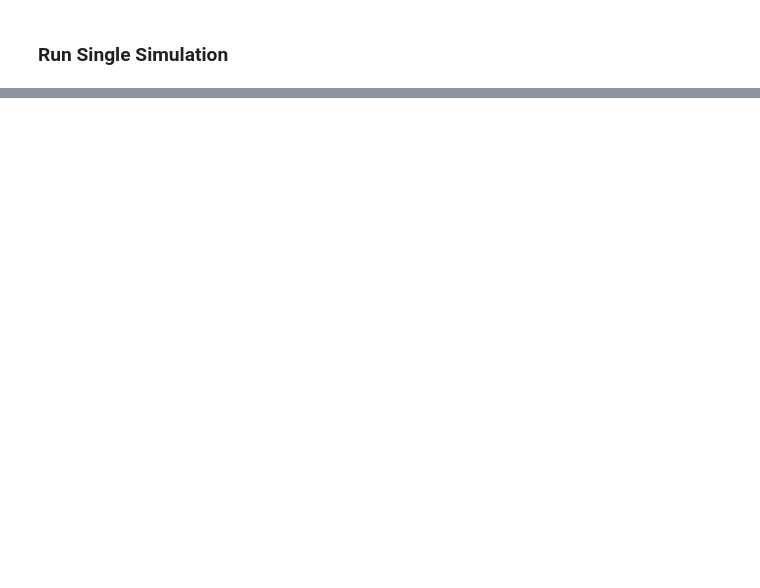
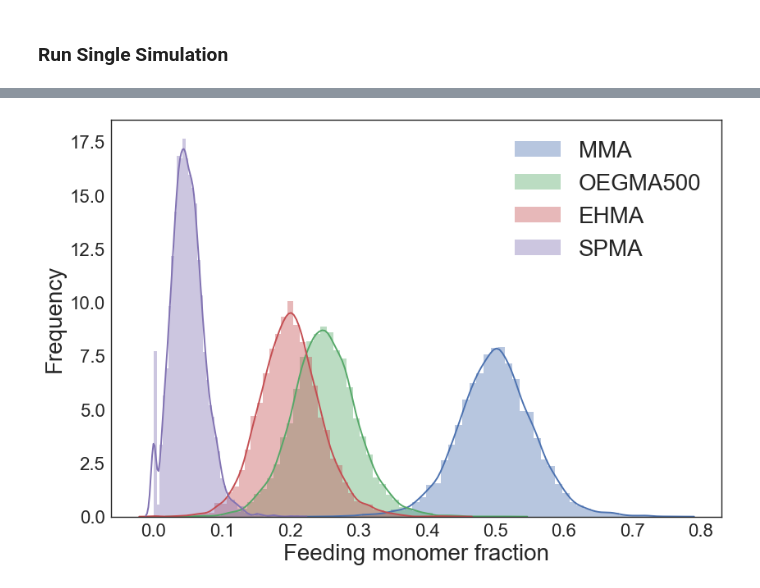
Before and after one commit to ivanjayapurna/RHPapp, a Jupyter notebook: HTP_compdrift.ipynb, the cells around one changed output, grey strips where cells are left out. Drawn from its saved outputs; the diff is of its cells as text; code cells hidden in the pictures; blank space fills up the shorter version.

```diff
--- a/HTP_compdrift.ipynb
+++ b/HTP_compdrift.ipynb
@@ -91,0 +131,15 @@ Simulation done! Sequence file saved @ 200.csv
+# %%
+### IMPORT ALL SEQUENCE CSV FILES IN FOLDER SPECIFIED BY PATH
+
+path = "outputs"
+csv_files = []
+for file in os.listdir(path):
+    if file.endswith(".csv"):
+        csv_files.append(os.path.join(path, file))
+csv_files = sorted(csv_files)
+print("Number of sequence files:", len(csv_files))
+print(csv_files)
+
+### SET MOLECULAR WEIGHTS OF MONOMERS IN ORDER OF LABEL (labels are 1 indexed)
+Mw = [100.121,500,198.3,246.32]
+HLBs = [8.45, 11.42, 5.125, 18.5]
@@ -91,0 +233,73 @@ Simulation done! Sequence file saved @ 200.csv
+# %%
+### Histograms of composition on each individual monomer chain:
+
+N_MONS = 4 # number of unique monomers
+RUN_ONLY_SUBSET = False # set False if you want to run all sequences
+
+FWHMs = []
+FWHM_norms = []
+
+for m in range(len(csv_files)):
+    seq = []
+
+    if RUN_ONLY_SUBSET:
+        if m not in subset_inds:
+            continue
+
+    with open(csv_files[m], mode = 'r') as file:
+        csvFile = csv.reader(file)
+        i = 0
+        for lines in csvFile:
+            i = i + 1
+            seq.append(lines)
+            #print(lines)
+
+    seqlen = np.zeros(i)
+    seq_comp = np.zeros([i,4])
+
+    for j in range(0,i):
+        seqlen[j] = len(seq[j])
+        for k in range(4):
+            seq_comp[j][k] = seq[j].count(str(k+1))/seqlen[j]
+
+    print(csv_files[m].replace(path, '').replace('/', '').replace('.csv', ''))
+    FWHM = np.zeros(N_MONS)
+    FWHM_norm = np.zeros(N_MONS)
+    for i in range(N_MONS):
+        #MMA_x, MMA_y = sns.distplot(seq_comp[:,0], label="MMA").get_lines()[0].get_data()
+        FWHM[i] = 2.355*np.std(seq_comp[:,i])
+        FWHM_norm[i] = 2.355*np.std(seq_comp[:,i])/np.mean(seq_comp[:,i])
+    print(FWHM)
+    print(FWHM_norm)
+    FWHMs.append(FWHM)
+    FWHM_norms.append(FWHM_norm)
+
+    plt.figure(num=None, figsize=(12, 8), dpi=80, facecolor='w', edgecolor='k')
+    sns.set_style(style='white') #style='white' or 'darkgrid'
+    plt.xlabel("Feeding monomer fraction")
+    plt.ylabel("Frequency")
+    sns.distplot(seq_comp[:,0], label="MMA")
+    sns.distplot(seq_comp[:,1], label="OEGMA500")
+    sns.distplot(seq_comp[:,2], label="EHMA")
+    sns.distplot(seq_comp[:,3], label="SPMA")
+    plt.legend()
+    plt.show()
+
+    plt.cla()   # Clear axis
+    plt.clf()   # Clear figure
+
+    """ # (same plot but using plt instead of sns)
+    plt.figure(num=None, figsize=(12, 8), dpi=80, facecolor='w', edgecolor='k')
+    plt.xlabel("chain composition fraction", fontsize=15)
+    #plt.ylabel("asdf")
+    plt.hist(seq_comp[:,0], label="MMA")
+    plt.hist(seq_comp[:,1], label="OEGMA500")
+    plt.hist(seq_comp[:,2], label="EHMA")
+    plt.hist(seq_comp[:,3], label="SPMA")
+    plt.legend(fontsize=15)
+    plt.show()
+    """
+
+FWHMs = np.array(FWHMs)
+FWHM_norms = np.array(FWHM_norms);
+# %% [output]
@@ -91,0 +309 @@ Simulation done! Sequence file saved @ 200.csv
+[figure, added]
```
Also changed, not shown: parts of 20 cells of this notebook, 10 other files.
